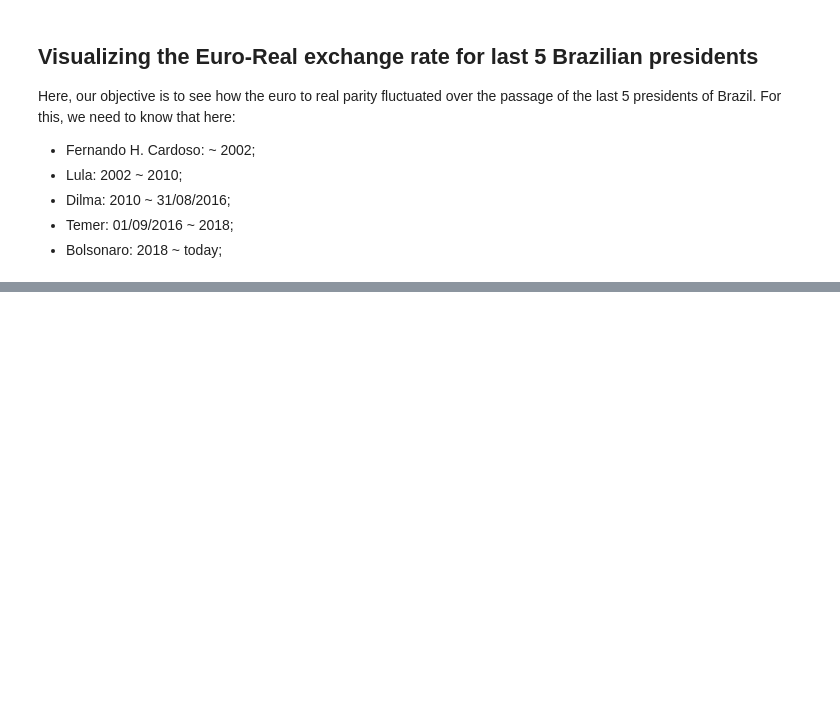
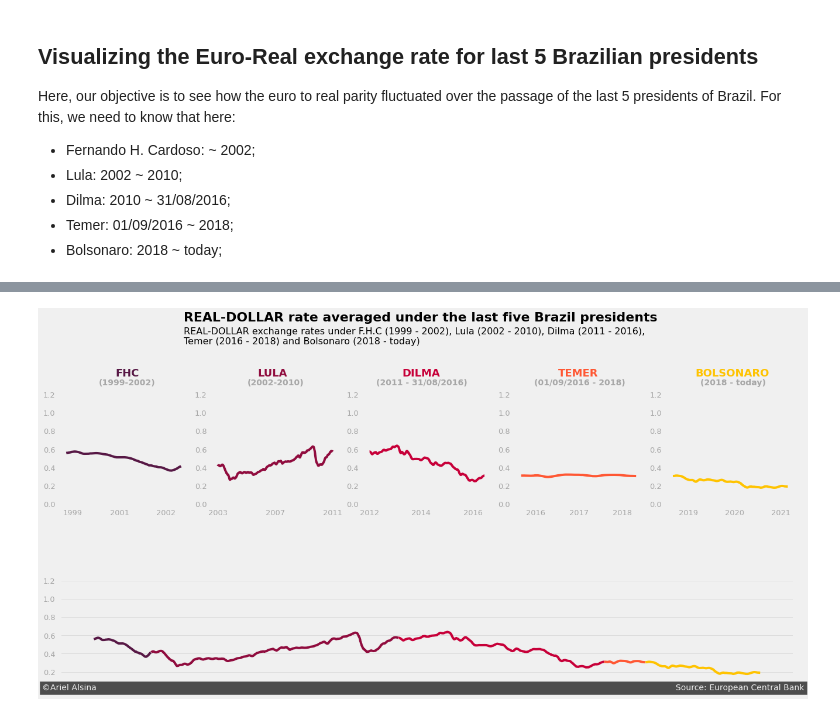
Before and after one commit to Cogitus/A-brief-walkthrough-on-data-story-telling, a Jupyter notebook: data_story_telling.ipynb, the cells around one changed output, grey strips where cells are left out. Saved outputs shown, nothing was run; the diff lists cells and outputs as text; code cells hidden in the pictures; blank space fills up the shorter version.

```diff
--- a/data_story_telling.ipynb
+++ b/data_story_telling.ipynb
@@ -373,0 +386,10 @@ plt.show()
+# %%
+exchange_rates = exchange_rates[exchange_rates['Brazilian_real'] != '-']
+exchange_rates = exchange_rates[exchange_rates['US_dollar'] != '-']
+
+exchange_rates['dollar2real'] = exchange_rates['US_dollar'].astype(float)/exchange_rates['Brazilian_real'].astype(float)
+
+# droping the NaN lines
+dollar2real = exchange_rates[['dollar2real', 'Time']]
+dollar2real.dropna(inplace=True)
+dollar2real['rolling_mean'] = dollar2real['dollar2real'].rolling(30).mean()
@@ -373,0 +422,81 @@ plt.show()
+# %%
+df_all_brazil_dollar = dollar2real.copy()
+fhc_dollar = df_all_brazil_dollar.copy()[df_all_brazil_dollar['Time'].dt.year < 2002]
+lula_dollar = df_all_brazil_dollar.copy()[(df_all_brazil_dollar['Time'].dt.year >= 2002) & (df_all_brazil_dollar['Time'].dt.year < 2010)]
+dilma_dollar = df_all_brazil_dollar.copy()[(df_all_brazil_dollar['Time'].dt.year >= 2010) & (df_all_brazil_dollar['Time'] < '2016-09-01')]
+temer_dollar = df_all_brazil_dollar.copy()[(df_all_brazil_dollar['Time'] >= '2016-09-01') & (df_all_brazil_dollar['Time'].dt.year < 2018)]
+bozo_dollar = df_all_brazil_dollar.copy()[(df_all_brazil['Time'].dt.year >= 2018)]
+# %%
+style.use('fivethirtyeight')
+
+# creating the subplots
+plt.figure(figsize=(20, 10))
+
+# two rows: one with 3 graphs side-to-side and the second with only a bigger graph
+ax_fhc = plt.subplot(2, 5, 1)
+ax_lula = plt.subplot(2, 5, 2)
+ax_dilma = plt.subplot(2, 5, 3)
+ax_temer = plt.subplot(2, 5, 4)
+ax_bozo = plt.subplot(2, 5, 5)
+ax_all = plt.subplot(2, 1, 2)
+
+# changes to all the subplots
+axes = [ax_fhc, ax_lula, ax_dilma, ax_temer, ax_bozo, ax_all]
+for ax in axes:
+    ax.set_ylim(0.0, 1.7)
+    ax.set_yticks([0.0, 0.2, 0.4, 0.6, 0.8, 1.0, 1.2])
+    ax.set_yticklabels(['0.0', '0.2', '0.4', '0.6', '0.8', '1.0', '1.2'], alpha=0.3)
+    ax.grid(alpha=0.5)
+
+# ploting for FHC
+ax_fhc.plot(fhc_dollar['Time'], fhc_dollar['rolling_mean'], color='#571845')
+ax_fhc.set_xticklabels(['1999', '', '', '2001', '', '', '2002'], alpha=0.3)
+ax_fhc.text(11300.0, 1.4, 'FHC', fontsize=18, weight='bold', color='#571845')
+ax_fhc.text(11200, 1.3, '(1999-2002)', weight='bold', alpha=0.3)
+
+# plotting for Lula
+ax_lula.plot(lula_dollar['Time'], lula_dollar['rolling_mean'], color='#900C3E')
+ax_lula.set_xticklabels(['', '2003', '', '', '', '2007', '', '', '', '2011'], alpha=0.3)
+ax_lula.text(12700.0, 1.4, 'LULA', fontsize=18, weight='bold', color='#900C3E')
+ax_lula.text(12430.0, 1.3, '(2002-2010)', weight='bold', alpha=0.3)
+
+# plotting for Dilma
+ax_dilma.plot(dilma_dollar['Time'], dilma_dollar['rolling_mean'], color='#C70039')
+ax_dilma.set_xticklabels(['', '2012', '', '', '2014', '', '', '2016'], alpha=0.3)
+ax_dilma.text(15300.0, 1.4, 'DILMA', fontsize=18, weight='bold', color='#C70039')
+ax_dilma.text(14750.0, 1.3, '(2011 - 31/08/2016)', weight='bold', alpha=0.3)
+
+#plotting for Temer
+ax_temer.plot(temer_dollar['Time'], temer_dollar['rolling_mean'], color='#FF5733')
+ax_temer.set_xticklabels(['', '2016', '',  '', '2017', '', '', '2018'], alpha=0.3)
+ax_temer.text(17200.0, 1.4, 'TEMER', fontsize=18, weight='bold', color='#FF5733')
+ax_temer.text(17100.0, 1.3, '(01/09/2016 - 2018)', weight='bold', alpha=0.3)
+
+#plotting for Bolsonaro
+ax_bozo.plot(bozo_dollar['Time'], bozo_dollar['rolling_mean'], color='#FFC300')
+ax_bozo.set_xticklabels(['', '2019', '', '', '2020', '', '', '2021'], alpha=0.3)
+ax_bozo.text(17800.0, 1.4, 'BOLSONARO', fontsize=18, weight='bold', color='#FFC300')
+ax_bozo.text(17860.0, 1.3, '(2018 - today)', weight='bold', alpha=0.3)
+
+# plotting for all presidents together
+ax_all.plot(fhc_dollar['Time'], fhc_dollar['rolling_mean'], color='#571845')
+ax_all.plot(lula_dollar['Time'], lula_dollar['rolling_mean'], color='#900C3E')
+ax_all.plot(dilma_dollar['Time'], dilma_dollar['rolling_mean'], color='#C70039')
+ax_all.plot(temer_dollar['Time'], temer_dollar['rolling_mean'], color='#FF5733')
+ax_all.plot(bozo_dollar['Time'], bozo_dollar['rolling_mean'], color='#FFC300')
+ax_all.grid(alpha=0.5)
+ax_all.set_xticks([])
+
+# title and subtile being added
+ax_fhc.text(11700.0, 2.0, 'REAL-DOLLAR rate averaged under the last five Brazil presidents', fontsize=22, weight='bold')
+ax_fhc.text(11700.0, 1.75, '''REAL-DOLLAR exchange rates under F.H.C (1999 - 2002), Lula (2002 - 2010), Dilma (2011 - 2016),
+Temer (2016 - 2018) and Bolsonaro (2018 - today)''',fontsize=16)
+
+# adding the signature
+ax_all.text(10400.0, 0.0, '©Ariel Alsina' + ' '*220 + 'Source: European Central Bank',
+        color = '#f0f0f0', backgroundcolor = '#4d4d4d',
+        size=14)
+
+plt.show()
+# %% [output]
+[figure, added]
```
Also changed, not shown: parts of 6 cells of this notebook, 2 other files.
